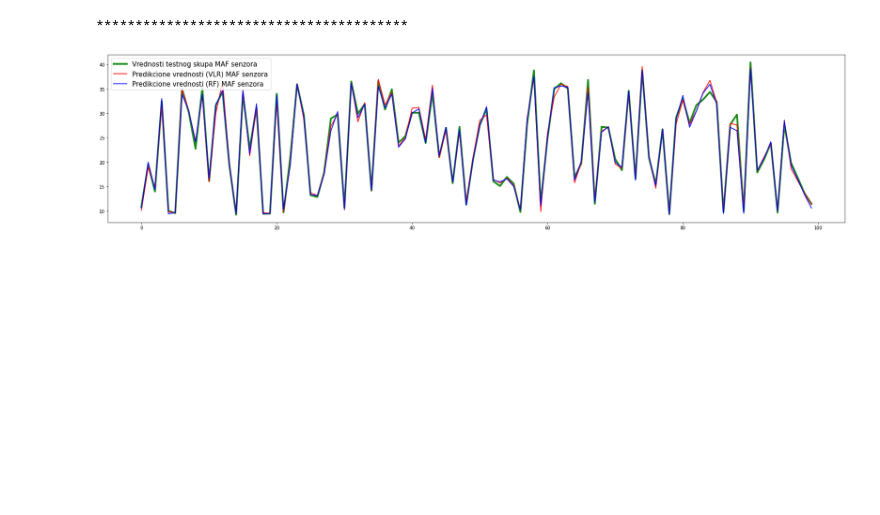
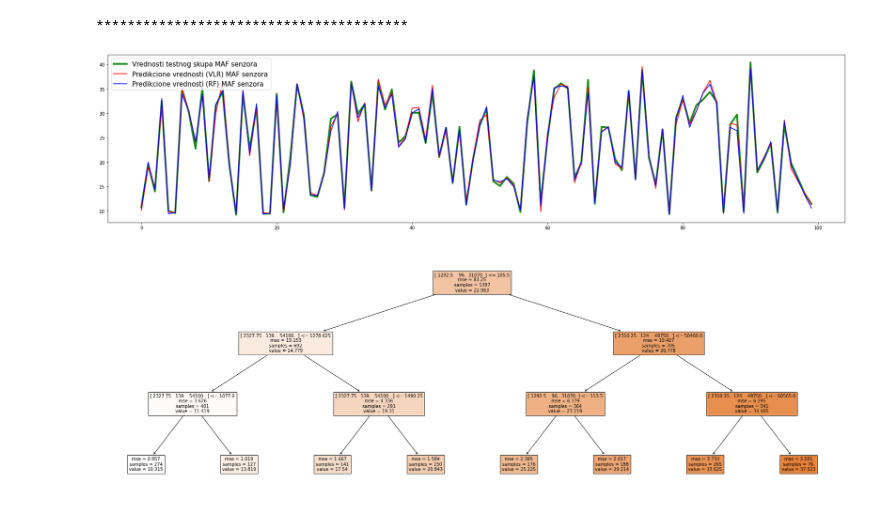
Before and after one commit to Dejan-Cugalj/MASTER-TEZA, a Jupyter notebook: MASTER_TEZA_PLR.ipynb, the cells around one changed output. Cells and saved outputs as stored; diff of their text form; code cells hidden in the pictures; blank space fills up the shorter version.

```diff
--- a/MASTER_TEZA_PLR.ipynb
+++ b/MASTER_TEZA_PLR.ipynb
@@ -772,3 +772,12 @@ plt.show()
 # %% [output]
 ****************************************
 [figure]
+# %%
+# Random Forest stabla odlučivanja
+from sklearn import tree
+regressor_rf = RandomForestRegressor(n_estimators=100, random_state = 0, oob_score= True, max_depth=3)
+regressor_rf.fit(X_train_rf, y_train_rf)
+plt.figure(figsize=(30,10))
+_ = tree.plot_tree(regressor_rf.estimators_[0], feature_names=X_train_rf, filled=True)
+# %% [output]
+[figure, added]
```
Also changed, not shown: parts of 4 cells of this notebook.
